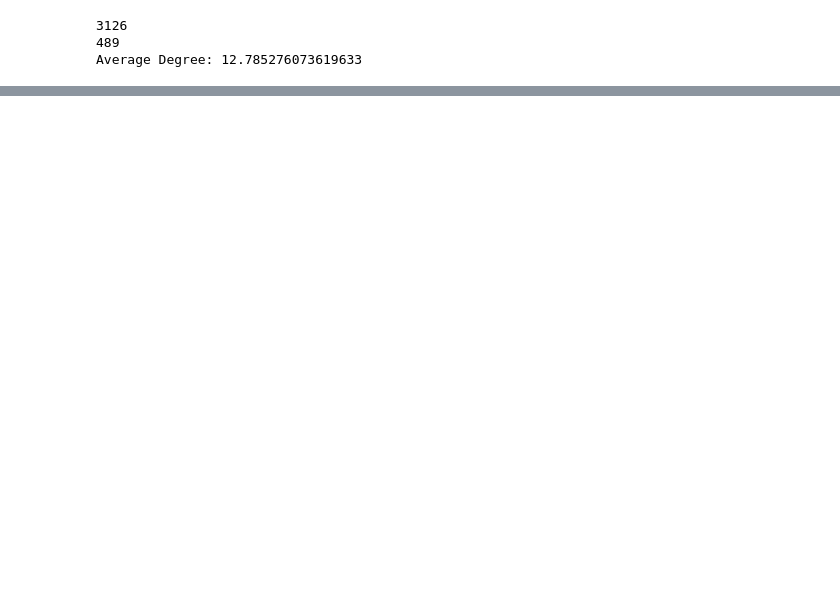
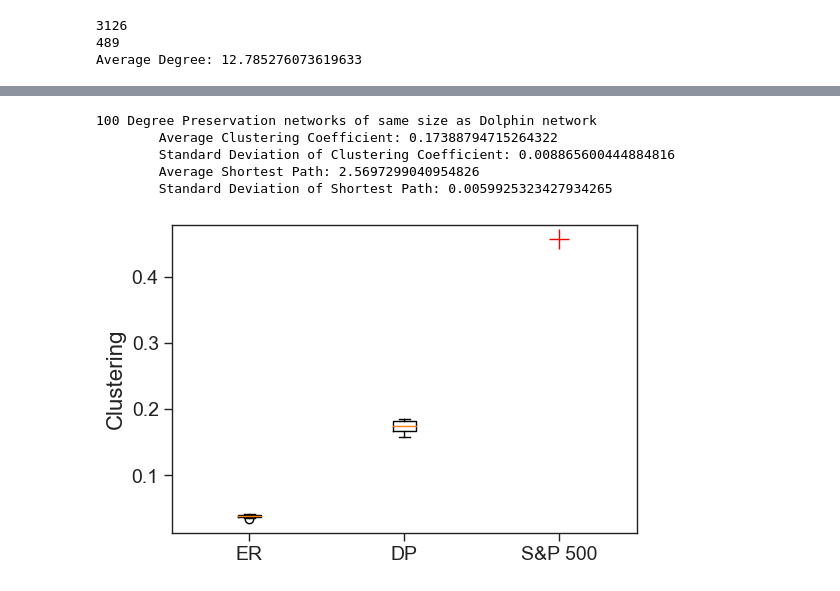
Before and after one commit to haydenac11/572-Project, a Jupyter notebook: plotting.ipynb, the cells around one changed output, grey strips where cells are left out. Drawn from its saved outputs; the diff is of its cells as text; code cells hidden in the pictures; blank space fills up the shorter version.

```diff
--- a/plotting.ipynb
+++ b/plotting.ipynb
@@ -277,0 +376,51 @@ plt.show()
+# %%
+DP = G.copy() # the function edits the graph in place
+
+nx.double_edge_swap(DP,nswap=1*G.number_of_edges(),max_tries=1000000)
+clustering_DP = []
+short_path_DP = []
+# ONLY RUNNING 10 TIMES BECAUSE EVEN 100 TIMES WILL TAKE AROUND 20 MINTUES TO COMPUTE
+for i in range(10): # 1000 is better
+
+    nx.double_edge_swap(DP,nswap=1*G.number_of_edges(),max_tries=1000000)
+    C_DP = np.mean(list(nx.clustering(DP).values()))
+    if nx.is_connected(DP)==True:
+        d_DP = nx.average_shortest_path_length(DP,weight=None)
+    clustering_DP.append(C_DP)
+    short_path_DP.append(d_DP)
+
+
+print("100 Degree Preservation networks of same size as Dolphin network")
+print("\tAverage Clustering Coefficient:", np.mean(clustering_DP))
+print("\tStandard Deviation of Clustering Coefficient:",np.std(clustering_DP))
+
+print("\tAverage Shortest Path:", np.mean(short_path_DP))
+print("\tStandard Deviation of Shortest Path:", np.std(short_path_DP))
+# %% [output]
+100 Degree Preservation networks of same size as Dolphin network
+        Average Clustering Coefficient: 0.17388794715264322
+        Standard Deviation of Clustering Coefficient: 0.008865600444884816
+        Average Shortest Path: 2.5697299040954826
+        Standard Deviation of Shortest Path: 0.0059925323427934265
+# %%
+fig = plt.figure(figsize=(6,4))
+
+plt.boxplot([clustering_ER,clustering_DP], positions=[1,2])
+plt.plot(3,G_c,'r',marker='+',markersize=15)
+ax = plt.gca()
+ax.set_xticks([1,2,3],labels=['ER','DP','S&P 500'])
+plt.ylabel('Clustering')
+plt.xlim([0.5,3.5])
+plt.show()
+
+# fig = plt.figure(figsize=(6,4))
+
+# plt.boxplot([short_path_ER,short_path_DP], positions=[1,2])
+# plt.plot(3,G_d,'r',marker='+',markersize=15)
+# ax = plt.gca()
+# ax.set_xticks([1,2,3],labels=['ER','DP','S&P 500'])
+# plt.ylabel('Average shortest path')
+# plt.xlim([0.5,3.5])
+# plt.show()
+# %% [output]
+[figure, added]
```
Also changed, not shown: parts of 9 cells of this notebook, 3 other files.
